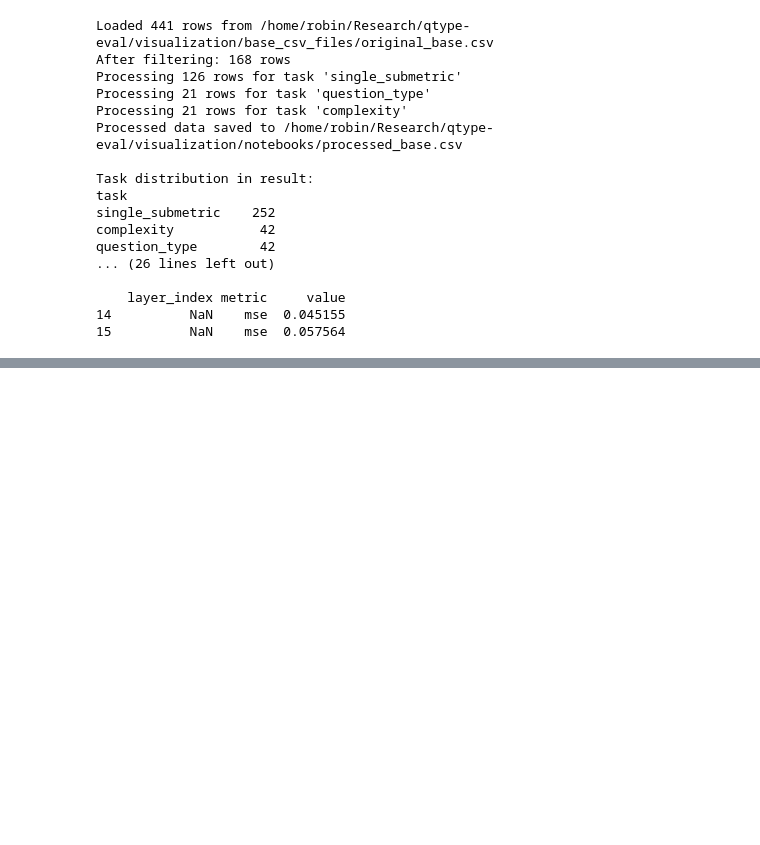
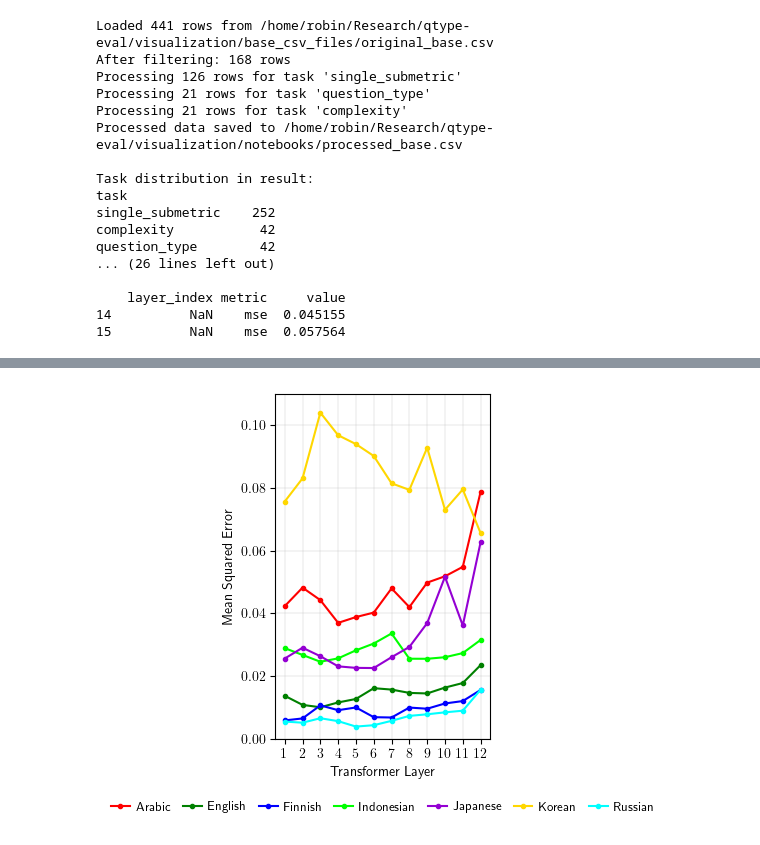
Before and after one commit to rokokot/qtype-eval, a Jupyter notebook: visualization/notebooks/reports.ipynb, the cells around one changed output, grey strips where cells are left out. Cells and saved outputs as stored; diff of their text form; code cells hidden in the pictures; blank space fills up the shorter version.

```diff
--- a/visualization/notebooks/reports.ipynb
+++ b/visualization/notebooks/reports.ipynb
@@ -446,0 +518,93 @@ question_type        42
+# %%
+from fiject import LineGraph, CacheMode, ExportMode
+from fiject.general import Visual, FIJECT_DEFAULTS
+import matplotlib.pyplot as plt
+
+def n_tokens_probe_line():
+    g_question = LineGraph("n_tokens_probe_mse", caching=CacheMode.IF_MISSING)
+    if g_question.needs_computation:
+        layers = [1, 2, 3, 4, 5, 6, 7, 8, 9, 10, 11, 12]
+        ar_values = [0.0423019863665103, 0.0482051484286785, 0.044227086007595, 0.0369752086699008, 0.0388262346386909, 0.0402470976114273, 0.0479598566889762, 0.0420018248260021, 0.049804713577032, 0.0518261343240737, 0.0548338703811168, 0.0787296742200851]
+        for i, layer in enumerate(layers):
+            g_question.add("Arabic", layer, ar_values[i])
+        en_values = [0.0137197514995932, 0.0108181154355406, 0.0100658629089593, 0.0115987816825509, 0.0127096995711326, 0.0161459203809499, 0.0157023519277572, 0.0146414590999484, 0.0144678596407175, 0.0163394622504711, 0.0177905615419149, 0.0234976876527071]
+        for i, layer in enumerate(layers):
+            g_question.add("English", layer, en_values[i])
+        fi_values = [0.0058754263445734, 0.0065006152726709, 0.0106671322137117, 0.0091312499716877, 0.0100003872066736, 0.0069009852595627, 0.0067984722554683, 0.0099681997671723, 0.0095994444563984, 0.0112738395109772, 0.012041694484651, 0.0155767975375056]
+        for i, layer in enumerate(layers):
+            g_question.add("Finnish", layer, fi_values[i])
+        id_values = [0.0289118345826864, 0.02674893848598, 0.0245772432535886, 0.0256548635661602, 0.0282183662056922, 0.0303871110081672, 0.0335954055190086, 0.025542726740241, 0.0255184844136238, 0.0260190833359956, 0.0273361187428236, 0.0315246880054473]
+        for i, layer in enumerate(layers):
+            g_question.add("Indonesian", layer, id_values[i])
+        ja_values = [0.0255968384444713, 0.0290420111268758, 0.0263379272073507, 0.0231060031801462, 0.0226230304688215, 0.0225693825632333, 0.0260278265923261, 0.0292928293347358, 0.0368961915373802, 0.0516686402261257, 0.0361350812017917, 0.0626653879880905]
+        for i, layer in enumerate(layers):
+            g_question.add("Japanese", layer, ja_values[i])
+        ko_values = [0.0756575167179107, 0.0830518379807472, 0.1040000841021537, 0.0967989638447761, 0.0939671099185943, 0.0901838243007659, 0.0814662650227546, 0.0793796628713607, 0.0928330793976783, 0.0730271786451339, 0.0795047953724861, 0.065601147711277]
+        for i, layer in enumerate(layers):
+            g_question.add("Korean", layer, ko_values[i])
+        ru_values = [0.0055041536688804, 0.005142169073224, 0.0065694241784513, 0.0056326258927583, 0.0039064507000148, 0.0043445946648716, 0.0057378346100449, 0.0073157744482159, 0.0078224148601293, 0.0084472680464386, 0.0089644910767674, 0.0156402178108692]
+        for i, layer in enumerate(layers):
+            g_question.add("Russian", layer, ru_values[i])
+
+    # Step 1: Get the figure and axes objects instead of saving directly
+    fig, ax = g_question.commitWithArgs(
+        global_options=LineGraph.ArgsGlobal(
+            # Make the figure wider to accommodate the horizontal legend
+            aspect_ratio=(3, 3),
+
+            # Add labels
+            x_label="Transformer Layer",
+            y_label="Mean Squared Error",
+
+            # Disable the default legend
+            legend_position=None,
+
+            # Other formatting options
+            grid_linewidth=0.2,
+            curve_linewidth=1.5,
+            x_tickspacing=1,
+            y_lims=(0, 0.11),
+            do_spines=True,
+        ),
+        default_line_options=LineGraph.ArgsPerLine(
+            show_points=True,
+            show_line=True,
+        ),
+        # This is critical - return the figure instead of saving it
+        export_mode=ExportMode.RETURN_ONLY
+    )
+
+    # Step 2: Create a custom legend underneath the plot
+    handles, labels = ax.get_legend_handles_labels()
+    legend = ax.legend(
+        handles,
+        labels,
+        # Position it at the bottom center, outside the axes
+        loc='upper center',
+        bbox_to_anchor=(0.5, -0.15),
+        # Display all items in one horizontal row
+        ncol=7,
+        # Formatting options
+        frameon=False,
+        handlelength=1.5,
+        handletextpad=0.5,
+        columnspacing=1.0,
+        # Use a smaller font size if needed
+        prop={'size': 9}
+    )
+
+    # Step 3: Make room for the legend at the bottom
+    plt.tight_layout()
+    plt.subplots_adjust(bottom=0.2)
+
+    # Step 4: Save the figure manually
+    Visual.writeFigure(
+        fig,
+        g_question.name,
+        "." + FIJECT_DEFAULTS.RENDERING_FORMAT,
+        overwrite_if_possible=g_question._overwrite
+    )
+
+if __name__ == "__main__":
+    n_tokens_probe_line()
+# %% [output]
@@ -446,0 +613 @@ question_type        42
+[figure, added]
```
Also changed, not shown: parts of 10 cells of this notebook, 6 other files.
